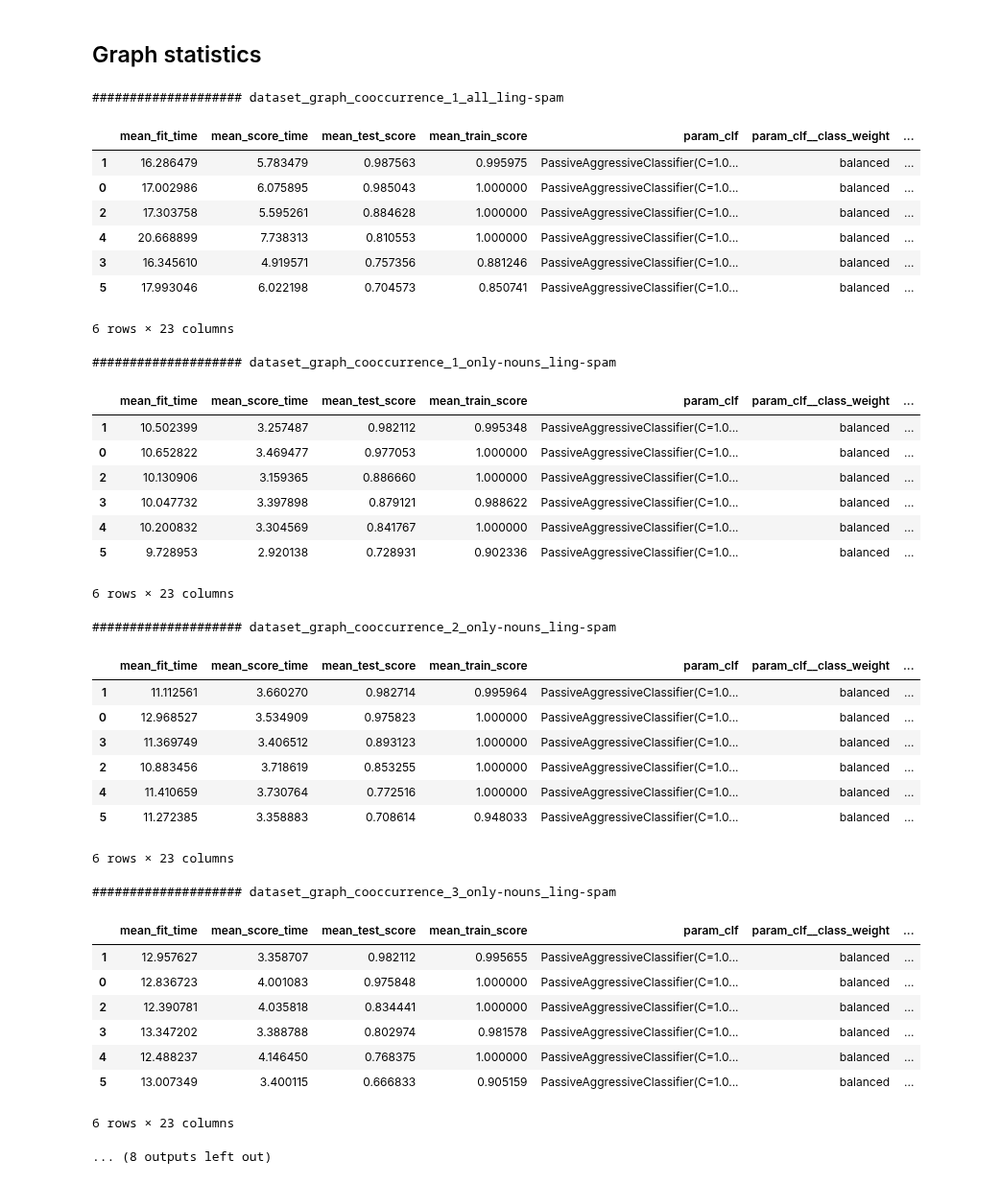
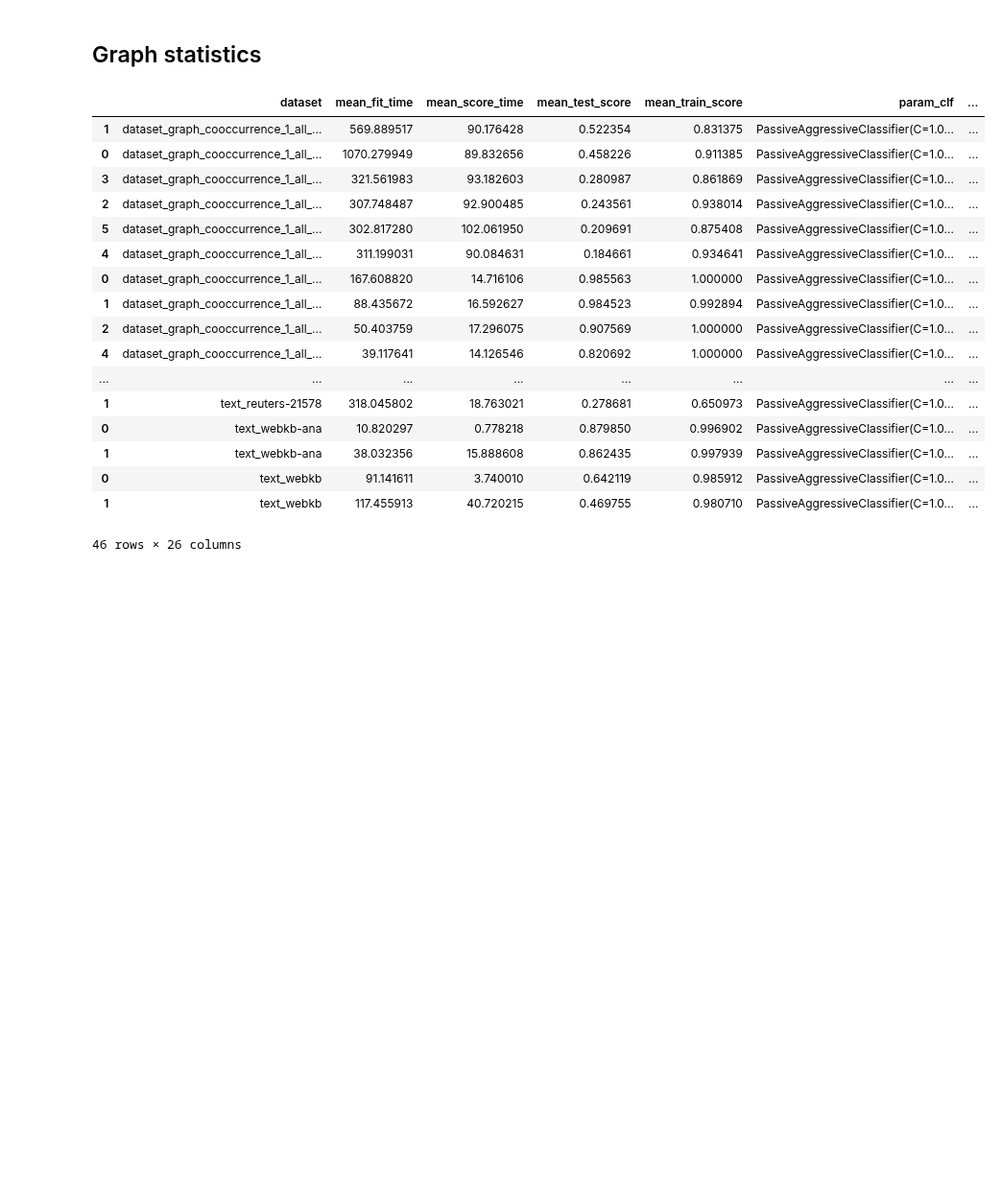
Before and after one commit to davidgengenbach/bachelor-thesis, a Jupyter notebook: code/statistics.ipynb, the cells around one changed output. Shown at 96% size. Cells and saved outputs as stored; diff of their text form; code cells hidden in the pictures; blank space fills up the shorter version.

```diff
--- a/code/statistics.ipynb
+++ b/code/statistics.ipynb
@@ -29,52 +29,36 @@ for graph_cache_file in dataset_helper.get_all_cached_graph_datasets():
 # %%
 from glob import glob
 import pickle
 import pandas as pd
 from IPython.display import display
 
-
+df_all = None
 for result_file in glob('data/results/*.npy'):
     with open(result_file, 'rb') as f:
         result = pickle.load(f)
     result_df = pd.DataFrame(result).sort_values(by = 'mean_test_score', ascending = False)
-    result_filename = result_file.split('/')[-1].rsplit('.', 4)[0]
-    print('#' * 20, result_filename)
-    display(result_df)
+    result_df['dataset'] = result_file.split('/')[-1].rsplit('.', 4)[0]
+    if df_all is None:
+        df_all = result_df
+    else:
+        df_all = df_all.append(result_df)
+df_all.sort_val
 # %% [output]
+|  | dataset | mean_fit_time | mean_score_time | mean_test_score | mean_train_score | param_clf | ... |
+| 1 | dataset_graph_cooccurrence_1_all_... | 569.889517 | 90.176428 | 0.522354 | 0.831375 | PassiveAggressiveClassifier(C=1.0... | ... |
+| 0 | dataset_graph_cooccurrence_1_all_... | 1070.279949 | 89.832656 | 0.458226 | 0.911385 | PassiveAggressiveClassifier(C=1.0... | ... |
+| 3 | dataset_graph_cooccurrence_1_all_... | 321.561983 | 93.182603 | 0.280987 | 0.861869 | PassiveAggressiveClassifier(C=1.0... | ... |
+| 2 | dataset_graph_cooccurrence_1_all_... | 307.748487 | 92.900485 | 0.243561 | 0.938014 | PassiveAggressiveClassifier(C=1.0... | ... |
+| 5 | dataset_graph_cooccurrence_1_all_... | 302.817280 | 102.061950 | 0.209691 | 0.875408 | PassiveAggressiveClassifier(C=1.0... | ... |
+| 4 | dataset_graph_cooccurrence_1_all_... | 311.199031 | 90.084631 | 0.184661 | 0.934641 | PassiveAggressiveClassifier(C=1.0... | ... |
+| 0 | dataset_graph_cooccurrence_1_all_... | 167.608820 | 14.716106 | 0.985563 | 1.000000 | PassiveAggressiveClassifier(C=1.0... | ... |
+| 1 | dataset_graph_cooccurrence_1_all_... | 88.435672 | 16.592627 | 0.984523 | 0.992894 | PassiveAggressiveClassifier(C=1.0... | ... |
+| 2 | dataset_graph_cooccurrence_1_all_... | 50.403759 | 17.296075 | 0.907569 | 1.000000 | PassiveAggressiveClassifier(C=1.0... | ... |
+| 4 | dataset_graph_cooccurrence_1_all_... | 39.117641 | 14.126546 | 0.820692 | 1.000000 | PassiveAggressiveClassifier(C=1.0... | ... |
+| ... | ... | ... | ... | ... | ... | ... | ... |
+| 1 | text_reuters-21578 | 318.045802 | 18.763021 | 0.278681 | 0.650973 | PassiveAggressiveClassifier(C=1.0... | ... |
+| 0 | text_webkb-ana | 10.820297 | 0.778218 | 0.879850 | 0.996902 | PassiveAggressiveClassifier(C=1.0... | ... |
+| 1 | text_webkb-ana | 38.032356 | 15.888608 | 0.862435 | 0.997939 | PassiveAggressiveClassifier(C=1.0... | ... |
+| 0 | text_webkb | 91.141611 | 3.740010 | 0.642119 | 0.985912 | PassiveAggressiveClassifier(C=1.0... | ... |
+| 1 | text_webkb | 117.455913 | 40.720215 | 0.469755 | 0.980710 | PassiveAggressiveClassifier(C=1.0... | ... |
-#################### dataset_graph_cooccurrence_1_all_ling-spam
+46 rows × 26 columns
-|  | mean_fit_time | mean_score_time | mean_test_score | mean_train_score | param_clf | param_clf__class_weight | ... |
-| 1 | 16.286479 | 5.783479 | 0.987563 | 0.995975 | PassiveAggressiveClassifier(C=1.0... | balanced | ... |
-| 0 | 17.002986 | 6.075895 | 0.985043 | 1.000000 | PassiveAggressiveClassifier(C=1.0... | balanced | ... |
-| 2 | 17.303758 | 5.595261 | 0.884628 | 1.000000 | PassiveAggressiveClassifier(C=1.0... | balanced | ... |
-| 4 | 20.668899 | 7.738313 | 0.810553 | 1.000000 | PassiveAggressiveClassifier(C=1.0... | balanced | ... |
-| 3 | 16.345610 | 4.919571 | 0.757356 | 0.881246 | PassiveAggressiveClassifier(C=1.0... | balanced | ... |
-| 5 | 17.993046 | 6.022198 | 0.704573 | 0.850741 | PassiveAggressiveClassifier(C=1.0... | balanced | ... |
-6 rows × 23 columns
-#################### dataset_graph_cooccurrence_1_only-nouns_ling-spam
-|  | mean_fit_time | mean_score_time | mean_test_score | mean_train_score | param_clf | param_clf__class_weight | ... |
-| 1 | 10.502399 | 3.257487 | 0.982112 | 0.995348 | PassiveAggressiveClassifier(C=1.0... | balanced | ... |
-| 0 | 10.652822 | 3.469477 | 0.977053 | 1.000000 | PassiveAggressiveClassifier(C=1.0... | balanced | ... |
-| 2 | 10.130906 | 3.159365 | 0.886660 | 1.000000 | PassiveAggressiveClassifier(C=1.0... | balanced | ... |
-| 3 | 10.047732 | 3.397898 | 0.879121 | 0.988622 | PassiveAggressiveClassifier(C=1.0... | balanced | ... |
-| 4 | 10.200832 | 3.304569 | 0.841767 | 1.000000 | PassiveAggressiveClassifier(C=1.0... | balanced | ... |
-| 5 | 9.728953 | 2.920138 | 0.728931 | 0.902336 | PassiveAggressiveClassifier(C=1.0... | balanced | ... |
-6 rows × 23 columns
-#################### dataset_graph_cooccurrence_2_only-nouns_ling-spam
-|  | mean_fit_time | mean_score_time | mean_test_score | mean_train_score | param_clf | param_clf__class_weight | ... |
-| 1 | 11.112561 | 3.660270 | 0.982714 | 0.995964 | PassiveAggressiveClassifier(C=1.0... | balanced | ... |
-| 0 | 12.968527 | 3.534909 | 0.975823 | 1.000000 | PassiveAggressiveClassifier(C=1.0... | balanced | ... |
-| 3 | 11.369749 | 3.406512 | 0.893123 | 1.000000 | PassiveAggressiveClassifier(C=1.0... | balanced | ... |
-| 2 | 10.883456 | 3.718619 | 0.853255 | 1.000000 | PassiveAggressiveClassifier(C=1.0... | balanced | ... |
-| 4 | 11.410659 | 3.730764 | 0.772516 | 1.000000 | PassiveAggressiveClassifier(C=1.0... | balanced | ... |
-| 5 | 11.272385 | 3.358883 | 0.708614 | 0.948033 | PassiveAggressiveClassifier(C=1.0... | balanced | ... |
-6 rows × 23 columns
-#################### dataset_graph_cooccurrence_3_only-nouns_ling-spam
-|  | mean_fit_time | mean_score_time | mean_test_score | mean_train_score | param_clf | param_clf__class_weight | ... |
-| 1 | 12.957627 | 3.358707 | 0.982112 | 0.995655 | PassiveAggressiveClassifier(C=1.0... | balanced | ... |
-| 0 | 12.836723 | 4.001083 | 0.975848 | 1.000000 | PassiveAggressiveClassifier(C=1.0... | balanced | ... |
-| 2 | 12.390781 | 4.035818 | 0.834441 | 1.000000 | PassiveAggressiveClassifier(C=1.0... | balanced | ... |
-| 3 | 13.347202 | 3.388788 | 0.802974 | 0.981578 | PassiveAggressiveClassifier(C=1.0... | balanced | ... |
-| 4 | 12.488237 | 4.146450 | 0.768375 | 1.000000 | PassiveAggressiveClassifier(C=1.0... | balanced | ... |
-| 5 | 13.007349 | 3.400115 | 0.666833 | 0.905159 | PassiveAggressiveClassifier(C=1.0... | balanced | ... |
-6 rows × 23 columns
-... (8 outputs left out)
```
Also changed, not shown: 11 other files.
